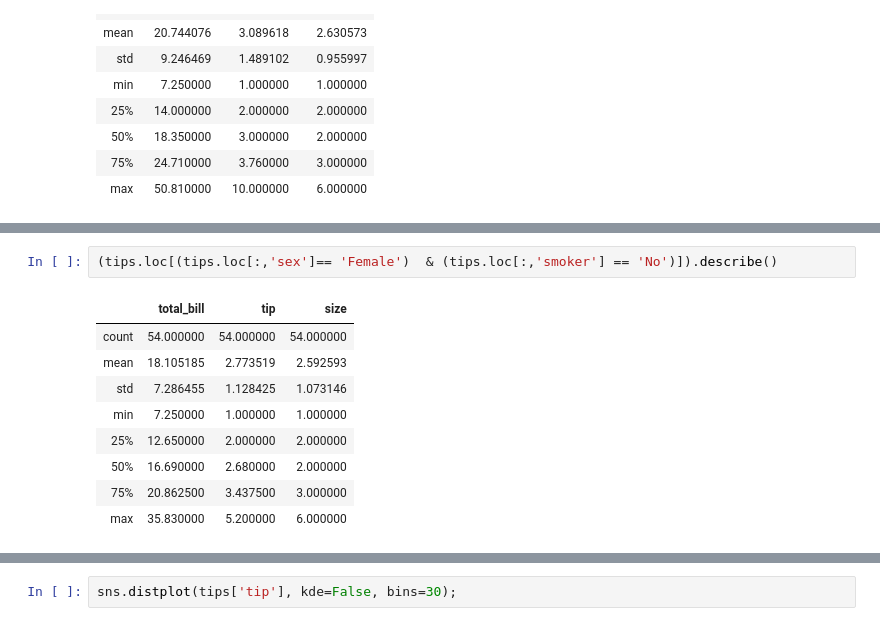
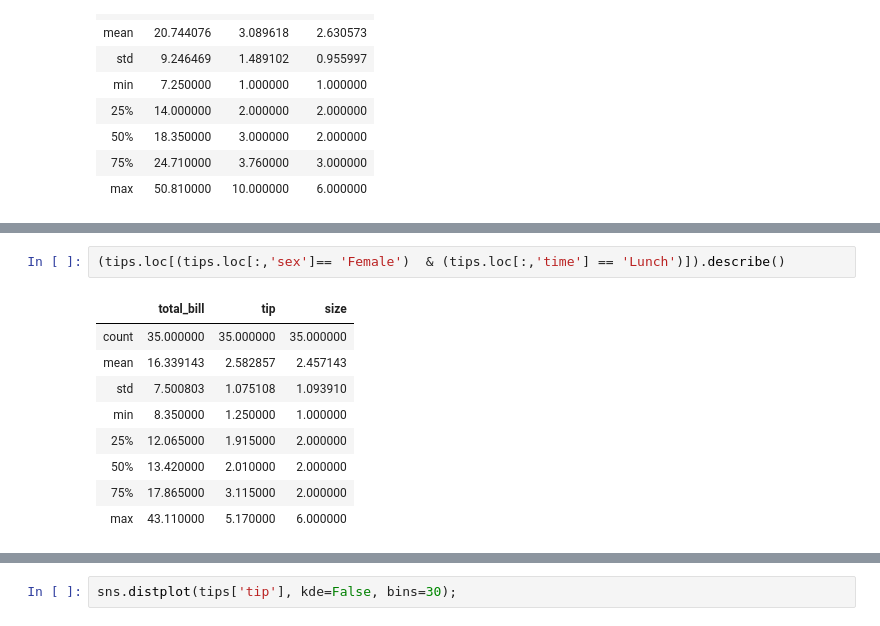
Before and after one commit to neadie/FundamentalsOfDataAnalysisProject, a Jupyter notebook: DataAnalyticsFundamentals.ipynb, the cells around one changed output, grey strips where cells are left out. Saved outputs shown, nothing was run; the diff lists cells and outputs as text.

```diff
--- a/DataAnalyticsFundamentals.ipynb
+++ b/DataAnalyticsFundamentals.ipynb
@@ -64,13 +80,13 @@ Numerical variables are simply those for which the values are numbers. The first
 # %%
-(tips.loc[(tips.loc[:,'sex']== 'Female')  & (tips.loc[:,'smoker'] == 'No')]).describe()
+(tips.loc[(tips.loc[:,'sex']== 'Female')  & (tips.loc[:,'time'] == 'Lunch')]).describe()
 # %% [output]
 |  | total_bill | tip | size |
-| count | 54.000000 | 54.000000 | 54.000000 |
-| mean | 18.105185 | 2.773519 | 2.592593 |
-| std | 7.286455 | 1.128425 | 1.073146 |
-| min | 7.250000 | 1.000000 | 1.000000 |
-| 25% | 12.650000 | 2.000000 | 2.000000 |
-| 50% | 16.690000 | 2.680000 | 2.000000 |
-| 75% | 20.862500 | 3.437500 | 3.000000 |
-| max | 35.830000 | 5.200000 | 6.000000 |
+| count | 35.000000 | 35.000000 | 35.000000 |
+| mean | 16.339143 | 2.582857 | 2.457143 |
+| std | 7.500803 | 1.075108 | 1.093910 |
+| min | 8.350000 | 1.250000 | 1.000000 |
+| 25% | 12.065000 | 1.915000 | 2.000000 |
+| 50% | 13.420000 | 2.010000 | 2.000000 |
+| 75% | 17.865000 | 3.115000 | 2.000000 |
+| max | 43.110000 | 5.170000 | 6.000000 |
 # %%
```
Also changed, not shown: parts of 11 cells of this notebook.
